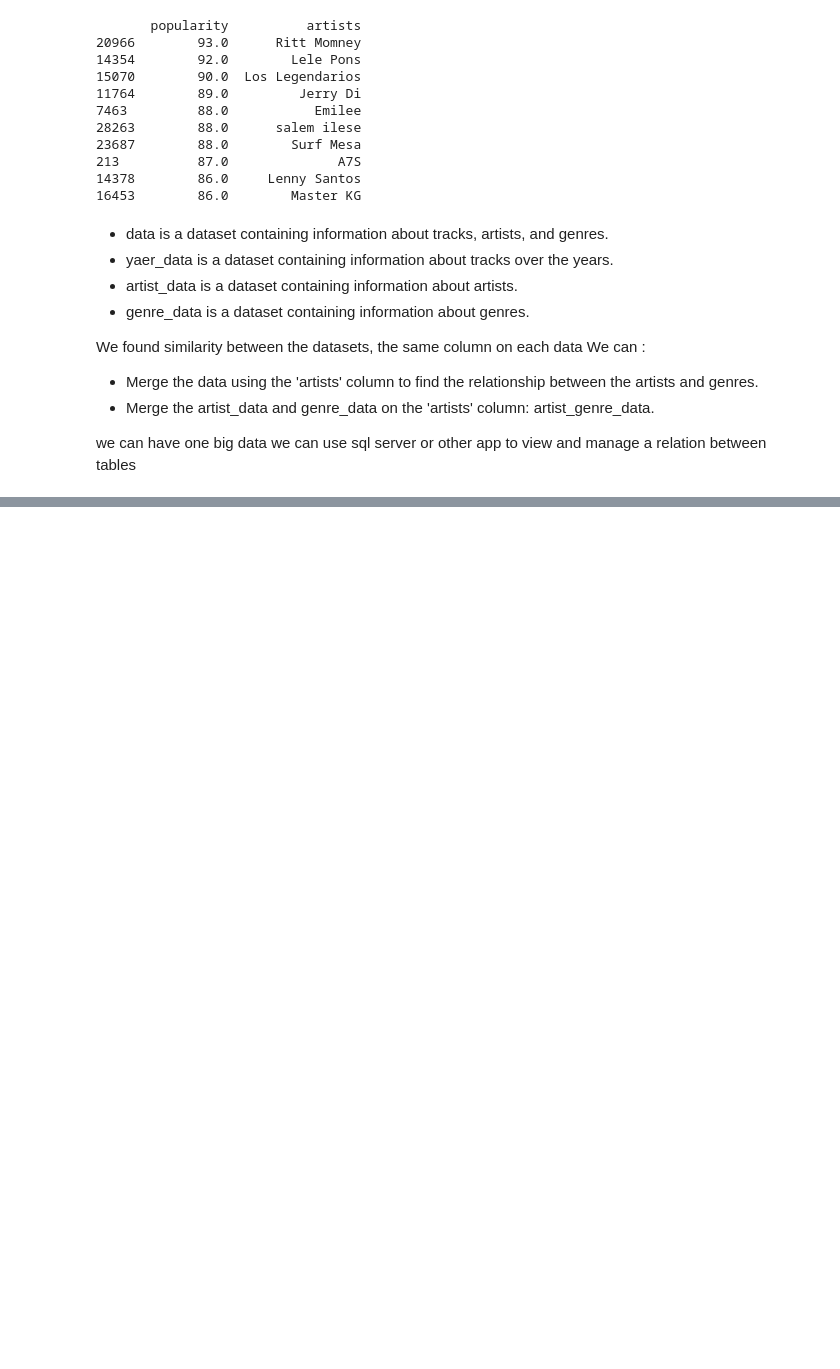
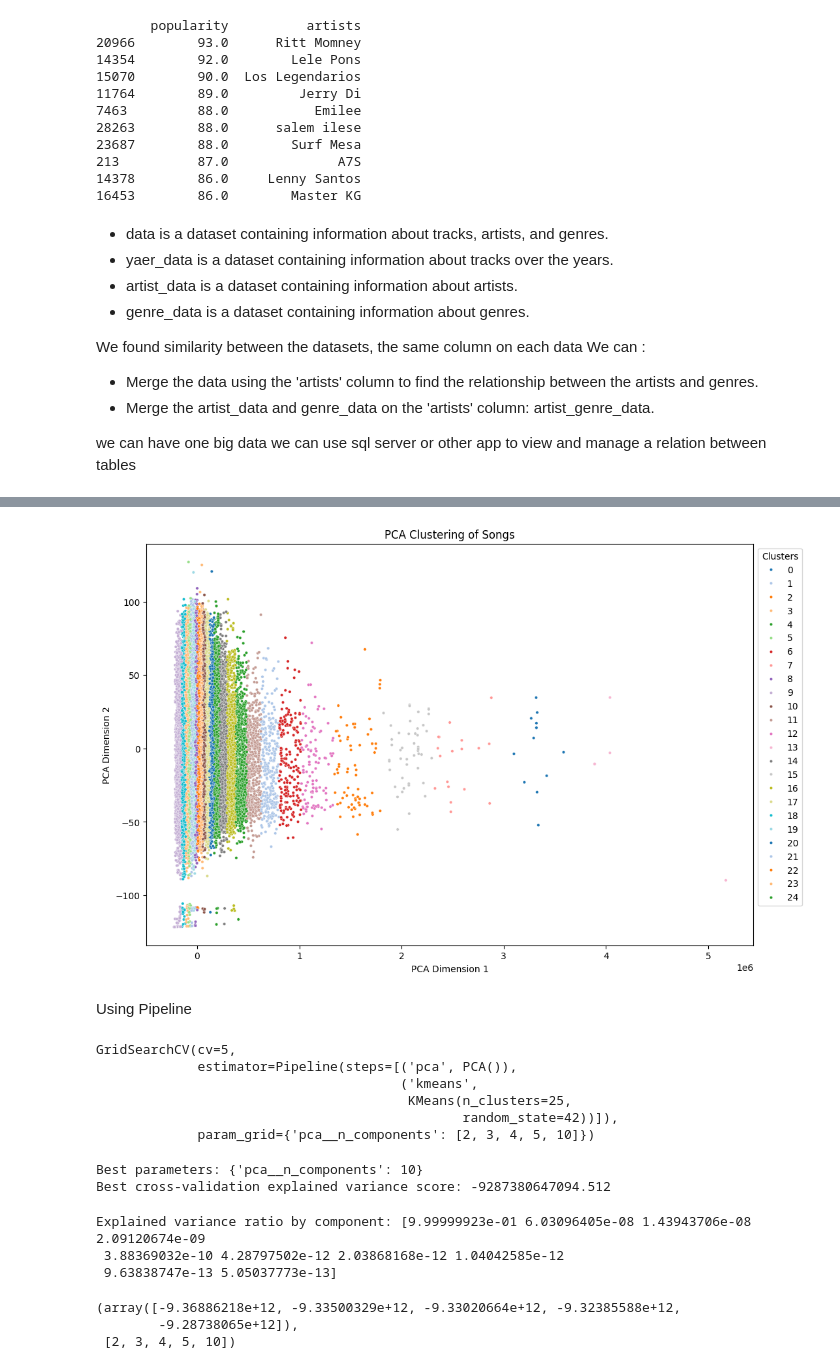
Before and after one commit to ZZOHEIR/Spotify_project, a Jupyter notebook: data.ipynb, the cells around one changed output, grey strips where cells are left out. Cells and saved outputs as stored; diff of their text form; code cells hidden in the pictures; blank space fills up the shorter version.

```diff
--- a/data.ipynb
+++ b/data.ipynb
@@ -215,0 +306,9 @@ we can use sql server or other app to view and manage a relation between tables
+# %%
+# Fit a K-means clustering model on the song data using 25 clusters.
+features_data = ['valence', 'acousticness', 'danceability', 'duration_ms',
+                 'energy', 'key', 'liveness', 'popularity', 'speechiness', 'tempo']
+# %%
+data_features = data[features_data].copy()
+# %%
+kmeans = KMeans(n_clusters=25, random_state=42)
+data_features['cluster'] = kmeans.fit_predict(data[features])
@@ -215,0 +335,21 @@ we can use sql server or other app to view and manage a relation between tables
+# %%
+#Visualize the clusters of songs using PCA dimensionality reduction technique.
+pca = PCA(n_components=2)
+pca_result = pca.fit_transform(data[features_data])
+data_features['pca_1'] = pca_result[:, 0]
+data_features['pca_2'] = pca_result[:, 1]
+# %%
+# Plot the scatter plot with clusters colored and display song information on hover.
+plt.figure(figsize=(12, 8))
+sns.scatterplot(data=data_features, x='pca_1', y='pca_2', hue='cluster',
+                palette='tab20', legend='full',
+                s=10, alpha=1)
+plt.title('PCA Clustering of Songs')
+plt.xlabel('PCA Dimension 1')
+plt.ylabel('PCA Dimension 2')
+plt.legend(bbox_to_anchor=(1, 1), loc='upper left', title='Clusters')
+plt.show()
+# %% [output]
+[figure, added]
+# %% [markdown]
+Using Pipeline
@@ -215,0 +359,29 @@ we can use sql server or other app to view and manage a relation between tables
+# %%
+# Run GridSearchCV to find the best parameters based on explained variance
+pipeline = Pipeline([('pca', PCA()), ('kmeans', KMeans(n_clusters=25, random_state=42))])
+grid_search = GridSearchCV(pipeline, param_grid=param_grid, cv=5)
+grid_search.fit(data_features)
+# %% [output]
+GridSearchCV(cv=5,
+             estimator=Pipeline(steps=[('pca', PCA()),
+                                       ('kmeans',
+                                        KMeans(n_clusters=25,
+                                               random_state=42))]),
+             param_grid={'pca__n_components': [2, 3, 4, 5, 10]})
+# %%
+# Print the best parameters and best score
+print(f"Best parameters: {grid_search.best_params_}")
+print(f"Best cross-validation explained variance score: {grid_search.best_score_}")
+# %% [output]
+Best parameters: {'pca__n_components': 10}
+Best cross-validation explained variance score: -9287380647094.512
+# %%
+# Evaluate the explained variance on the entire dataset
+best_pipeline = grid_search.best_estimator_
+transformed_data = best_pipeline.transform(data_features)
+explained_variance = best_pipeline.named_steps['pca'].explained_variance_ratio_
+print(f"Explained variance ratio by component: {explained_variance}")
+# %% [output]
+Explained variance ratio by component: [9.99999923e-01 6.03096405e-08 1.43943706e-08 2.09120674e-09
+ 3.88369032e-10 4.28797502e-12 2.03868168e-12 1.04042585e-12
+ 9.63838747e-13 5.05037773e-13]
@@ -215,0 +392,6 @@ we can use sql server or other app to view and manage a relation between tables
+# %%
+mean_scores, params
+# %% [output]
+(array([-9.36886218e+12, -9.33500329e+12, -9.33020664e+12, -9.32385588e+12,
+        -9.28738065e+12]),
+ [2, 3, 4, 5, 10])
```
Also changed, not shown: parts of 18 cells of this notebook.
